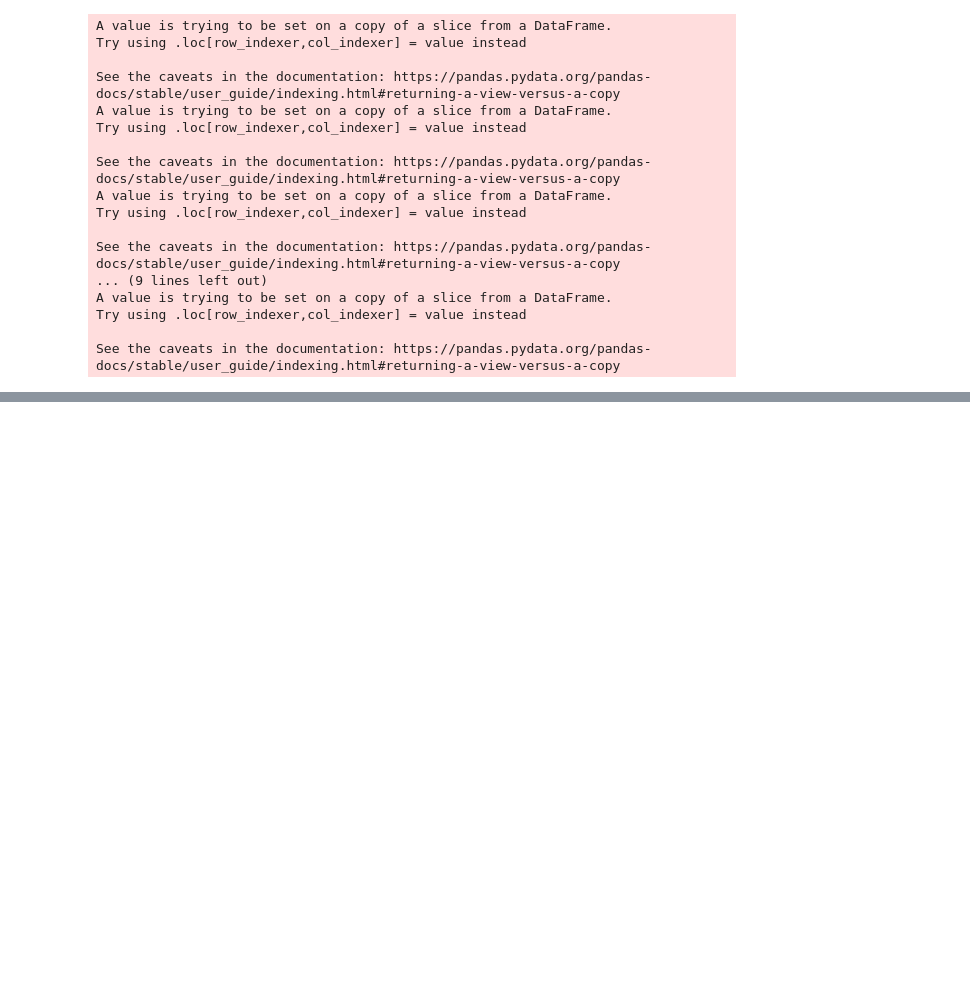
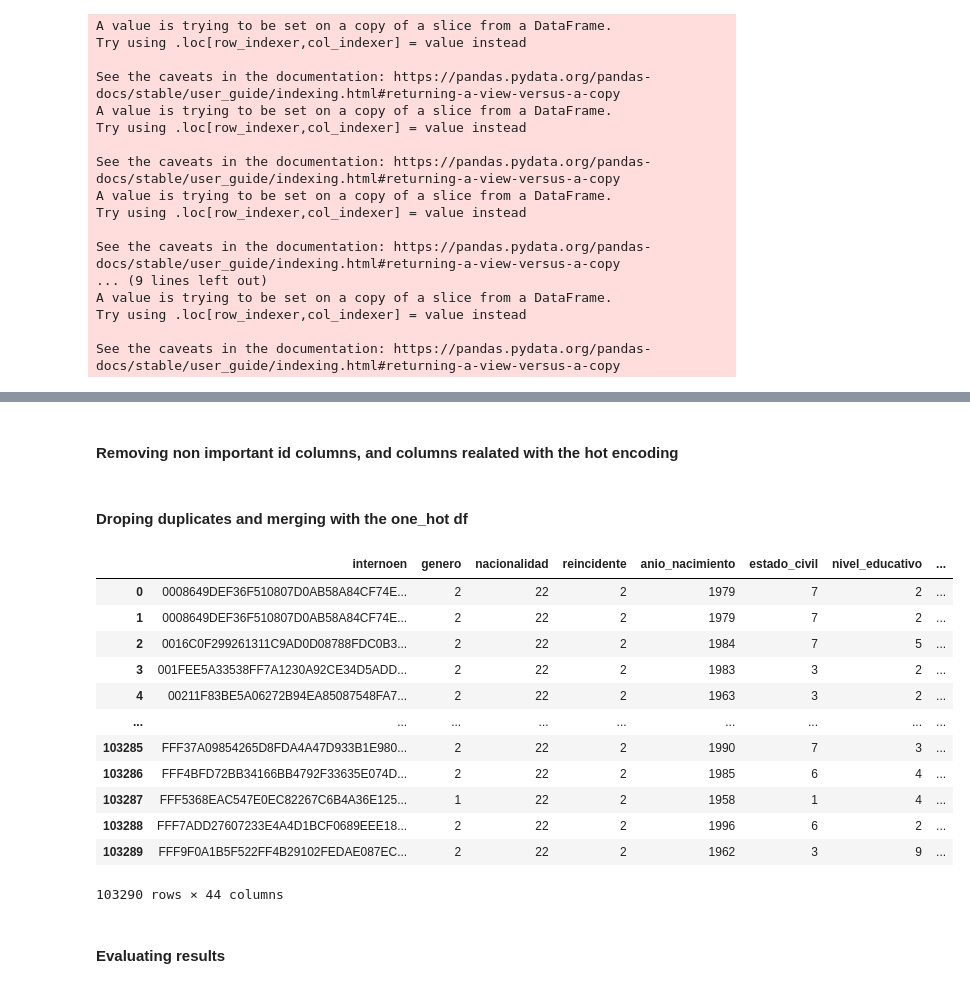
Before and after one commit to dehoyosb/MinJusticia_team77_DS4A_Project, a Jupyter notebook: ETL_refactoring_test_V1.ipynb, the cells around one changed output, grey strips where cells are left out. Cells and saved outputs as stored; diff of their text form; code cells hidden in the pictures; blank space fills up the shorter version.

Commit message:
Applying the one-hot encoding to the appropiate variables

```diff
--- a/ETL_refactoring_test_V1.ipynb
+++ b/ETL_refactoring_test_V1.ipynb
@@ -183,0 +276,9 @@ See the caveats in the documentation: https://pandas.pydata.org/pandas-docs/stab
+# %%
+one_hot = pd.concat([df[['internoen','fecha_ingreso']],
+                     pd.get_dummies(df.delito_id_delito, prefix='delito_id_delito'),
+                     pd.get_dummies(df.tentativa, prefix='tentativa'),
+                     pd.get_dummies(df.agravado, prefix='agravado'),
+                     pd.get_dummies(df.calificado, prefix='calificado')],
+                     axis = 1)
+one_hot = one_hot.groupby(['internoen','fecha_ingreso']).sum().reset_index()
+one_hot
@@ -183,0 +299,35 @@ See the caveats in the documentation: https://pandas.pydata.org/pandas-docs/stab
+# %% [markdown]
+#### Removing non important id columns, and columns realated with the hot encoding
+# %%
+col = df.columns.tolist()
+col.remove('delito_id_delito')
+col.remove('id_registro')
+col.remove('id_persona')
+col.remove('persona_id_persona')
+col.remove('condicion_exepcional')
+col.remove('tentativa')
+col.remove('agravado')
+col.remove('calificado')
+col.remove('fecha_captura')
+# %% [markdown]
+#### Droping duplicates and merging with the one_hot df
+# %%
+df_model = df[col].drop_duplicates().merge(one_hot, on = ['internoen','fecha_ingreso'])
+# %%
+df_model
+# %% [output]
+|  | internoen | genero | nacionalidad | reincidente | anio_nacimiento | estado_civil | nivel_educativo | ... |
+| 0 | 0008649DEF36F510807D0AB58A84CF74E... | 2 | 22 | 2 | 1979 | 7 | 2 | ... |
+| 1 | 0008649DEF36F510807D0AB58A84CF74E... | 2 | 22 | 2 | 1979 | 7 | 2 | ... |
+| 2 | 0016C0F299261311C9AD0D08788FDC0B3... | 2 | 22 | 2 | 1984 | 7 | 5 | ... |
+| 3 | 001FEE5A33538FF7A1230A92CE34D5ADD... | 2 | 22 | 2 | 1983 | 3 | 2 | ... |
+| 4 | 00211F83BE5A06272B94EA85087548FA7... | 2 | 22 | 2 | 1963 | 3 | 2 | ... |
+| ... | ... | ... | ... | ... | ... | ... | ... | ... |
+| 103285 | FFF37A09854265D8FDA4A47D933B1E980... | 2 | 22 | 2 | 1990 | 7 | 3 | ... |
+| 103286 | FFF4BFD72BB34166BB4792F33635E074D... | 2 | 22 | 2 | 1985 | 6 | 4 | ... |
+| 103287 | FFF5368EAC547E0EC82267C6B4A36E125... | 1 | 22 | 2 | 1958 | 1 | 4 | ... |
+| 103288 | FFF7ADD27607233E4A4D1BCF0689EEE18... | 2 | 22 | 2 | 1996 | 6 | 2 | ... |
+| 103289 | FFF9F0A1B5F522FF4B29102FEDAE087EC... | 2 | 22 | 2 | 1962 | 3 | 9 | ... |
+103290 rows × 44 columns
+# %% [markdown]
+#### Evaluating results
```
Also changed, not shown: parts of 15 cells of this notebook.
